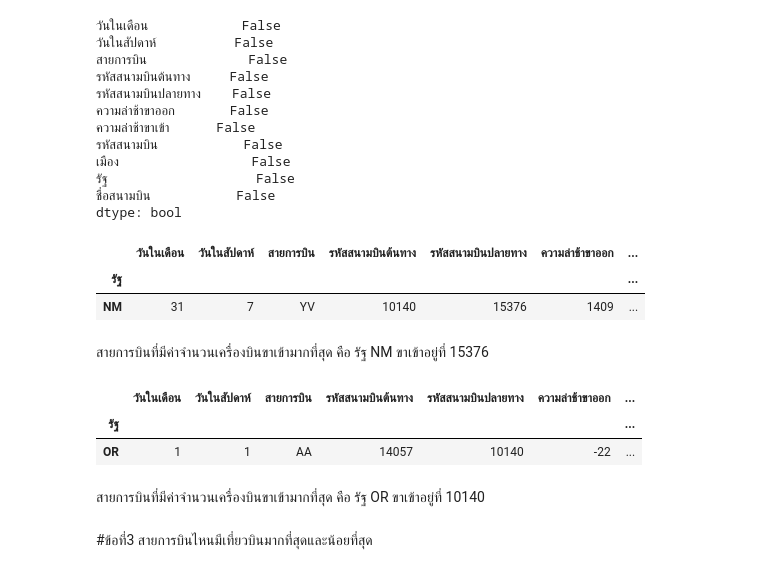
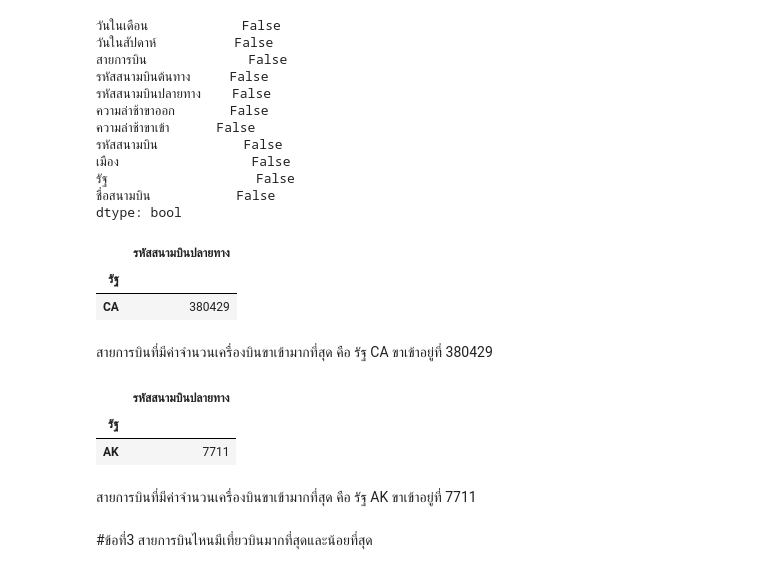
Before and after one commit to chalarm1405/DWDM21_, a Jupyter notebook: MiniExam.ipynb, the cells around one changed output. Saved outputs shown, nothing was run; the diff lists cells and outputs as text; code cells hidden in the pictures.

```diff
--- a/MiniExam.ipynb
+++ b/MiniExam.ipynb
@@ -71,7 +71,7 @@ gen_exams('623021045-9')
 # %% [markdown]
 #ข้อที่ 0 หารัฐที่มีจำนวนเครื่องบินขาเข้ามากที่สุดและน้อยที่สุด
 # %%
-table_1and2 = flights.merge(airports,how='left',left_on='รหัสสนามบินต้นทาง',right_on='รหัสสนามบิน') #รวมตาราง flights และ airports
+table_1and2 = flights.merge(airports,how='left', left_on='รหัสสนามบินปลายทาง',right_on='รหัสสนามบิน') #รวมตาราง flights และ airports
 # %%
 table_1and2
 # %% [output]
@@ -119,24 +119,24 @@ table_1and2.isnull().any() #สรุปข้อมูลเป็นราย
 รัฐ                   False
 ชื่อสนามบิน           False
 dtype: bool
+# %%
+max = table_1and2.groupby('รัฐ').count().sort_values(by=['รหัสสนามบินปลายทาง'],ascending=False)   #จัดกลุ่มรัฐจากนั้นนับโดยใช้คำสั่ง countและจัดเรียงตามรหัสสนามบินปลายทาง
+max.iloc[:1,4:5]
+# %% [output]
+|  | รหัสสนามบินปลายทาง |
+| รัฐ |  |
+| CA | 380429 |
+# %% [markdown]
+สายการบินที่มีค่าจำนวนเครื่องบินขาเข้ามากที่สุด คือ รัฐ CA ขาเข้าอยู่ที่ 380429
 # %%
-max = table_1and2.groupby('รัฐ').max().sort_values(by=['รหัสสนามบินปลายทาง'],ascending=False)
-max.iloc[:1,:] #ค่าจำนวนเครื่องบินขาเข้ามากที่สุด
+min = table_1and2.groupby('รัฐ').count().sort_values(by=['รหัสสนามบินปลายทาง'],ascending=False)
+min.iloc[35:,4:5]
 # %% [output]
-|  | วันในเดือน | วันในสัปดาห์ | สายการบิน | รหัสสนามบินต้นทาง | รหัสสนามบินปลายทาง | ความล่าช้าขาออก | ... |
-| รัฐ |  |  |  |  |  |  | ... |
-| NM | 31 | 7 | YV | 10140 | 15376 | 1409 | ... |
+|  | รหัสสนามบินปลายทาง |
+| รัฐ |  |
+| AK | 7711 |
 # %% [markdown]
-สายการบินที่มีค่าจำนวนเครื่องบินขาเข้ามากที่สุด คือ รัฐ NM ขาเข้าอยู่ที่ 15376
+สายการบินที่มีค่าจำนวนเครื่องบินขาเข้ามากที่สุด คือ รัฐ AK ขาเข้าอยู่ที่ 7711
-# %%
-min = table_1and2.groupby('รัฐ').min().sort_values(by=['รหัสสนามบินปลายทาง'],ascending=False)
-min.iloc[-1:,:] #ค่าจำนวนเครื่องบินขาเข้าน้อยที่สุด
-# %% [output]
-|  | วันในเดือน | วันในสัปดาห์ | สายการบิน | รหัสสนามบินต้นทาง | รหัสสนามบินปลายทาง | ความล่าช้าขาออก | ... |
-| รัฐ |  |  |  |  |  |  | ... |
-| OR | 1 | 1 | AA | 14057 | 10140 | -22 | ... |
-# %% [markdown]
-สายการบินที่มีค่าจำนวนเครื่องบินขาเข้ามากที่สุด คือ รัฐ OR ขาเข้าอยู่ที่ 10140
 # %% [markdown]
 #ข้อที่3 สายการบินไหนมีเที่ยวบินมากที่สุดและน้อยที่สุด
 # %%
```
